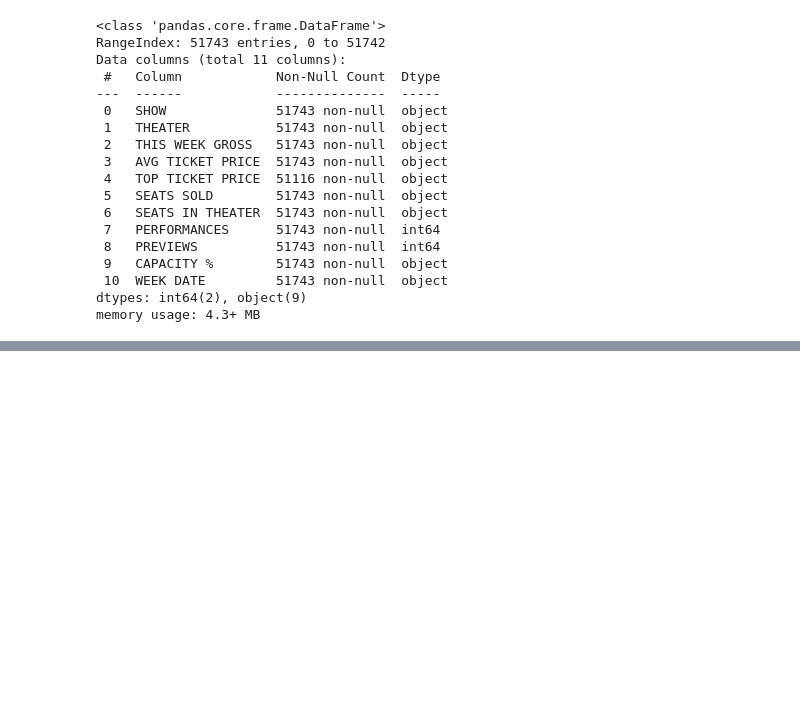
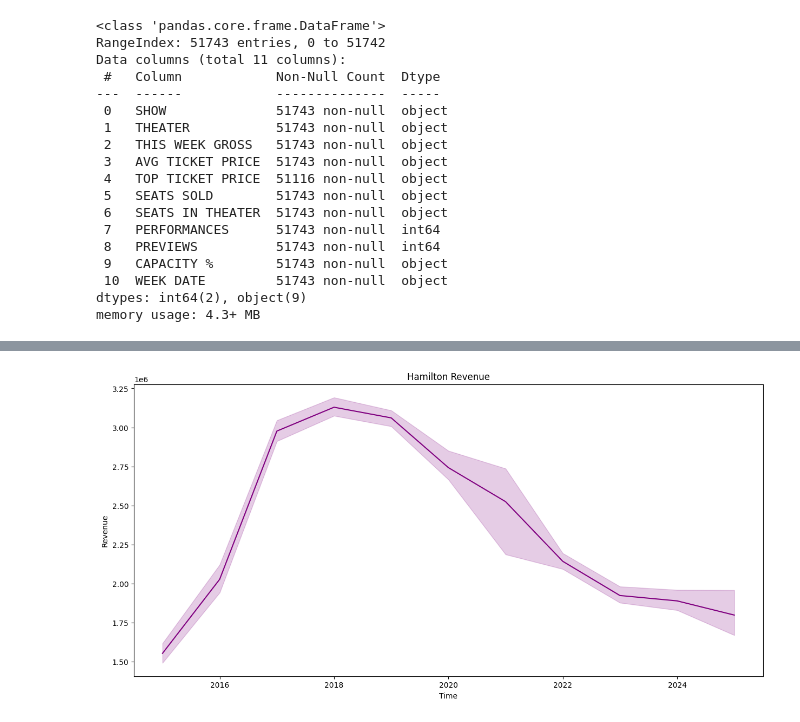
Before and after one commit to BradPutz/Capstone, a Jupyter notebook: Capstone.ipynb, the cells around one changed output, grey strips where cells are left out. Cells and saved outputs as stored; diff of their text form; code cells hidden in the pictures; blank space fills up the shorter version.

```diff
--- a/Capstone.ipynb
+++ b/Capstone.ipynb
@@ -144,0 +178,9 @@ df1.head(5)
+# %%
+plt.figure(figsize=(15,7))
+sns.lineplot(data=df1[df1['SHOW'] == 'Hamilton'],x=df1['WEEK DATE'].dt.year,y=df1['THIS WEEK GROSS'][df1['SHOW'] == 'Hamilton'], color='purple')
+plt.title('Hamilton Revenue')
+plt.xlabel('Time')
+plt.ylabel('Revenue')
+plt.show()
+# %% [output]
+[figure, added]
```
Also changed, not shown: parts of 50 cells of this notebook.
